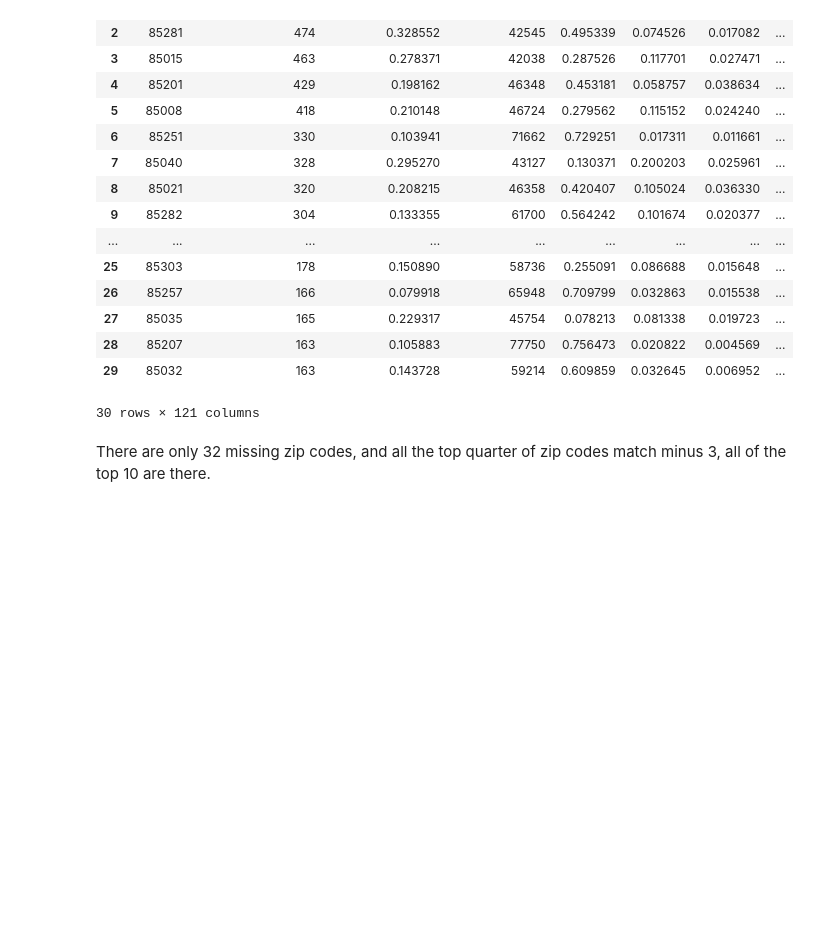
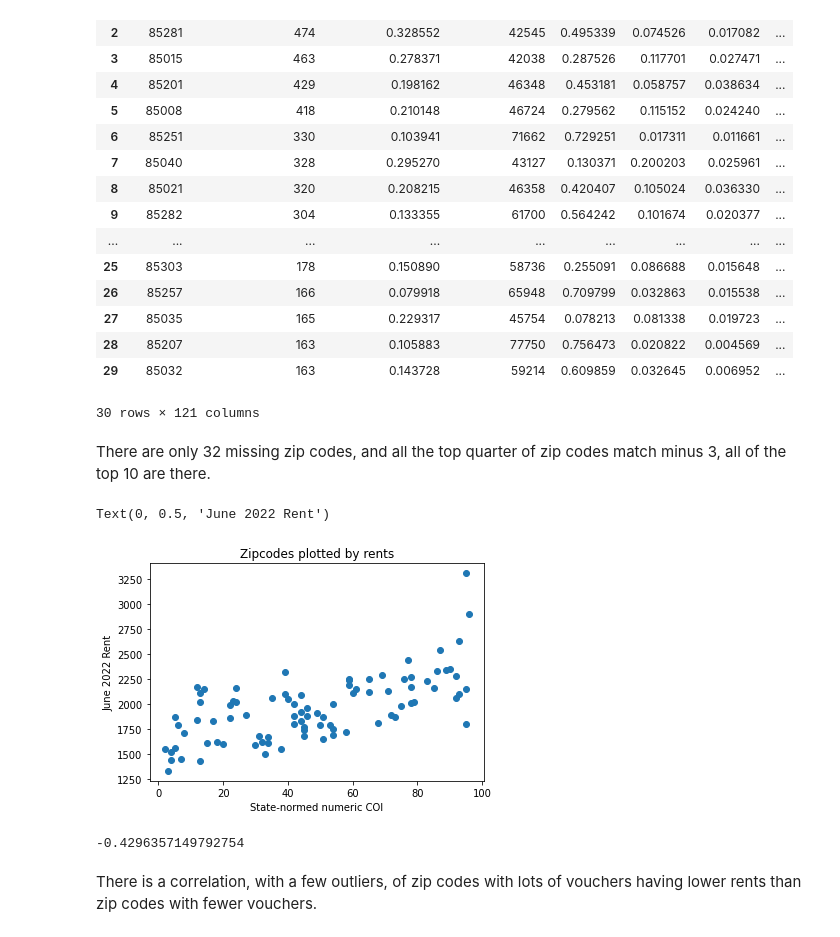
Before and after one commit to amyq96/quick-analyses, a Jupyter notebook: section-8/analyze-voucher-zips.ipynb, the cells around one changed output. Drawn from its saved outputs; the diff is of its cells as text; code cells hidden in the pictures; blank space fills up the shorter version.

```diff
--- a/section-8/analyze-voucher-zips.ipynb
+++ b/section-8/analyze-voucher-zips.ipynb
@@ -715,3 +729,18 @@ vouchers_zillow.head(30)
 30 rows × 121 columns
 # %% [markdown]
 There are only 32 missing zip codes, and all the top quarter of zip codes match minus 3, all of the top 10 are there.
+# %%
+#relationship between rents and vouchers
+plt.scatter(vouchers_zillow_coi['r_coi_nat'],vouchers_zillow_coi['2022-06'])
+plt.title('Zipcodes plotted by rents')
+plt.xlabel('State-normed numeric COI')
+plt.ylabel('June 2022 Rent')
+# %% [output]
+Text(0, 0.5, 'June 2022 Rent')
+[figure, added]
+# %%
+vouchers_zillow['2022-06'].corr(vouchers_zillow['Number of vouchers'])
+# %% [output]
+-0.4296357149792754
+# %% [markdown]
+There is a correlation, with a few outliers, of zip codes with lots of vouchers having lower rents than zip codes with fewer vouchers.
```
Also changed, not shown: parts of 13 cells of this notebook.
